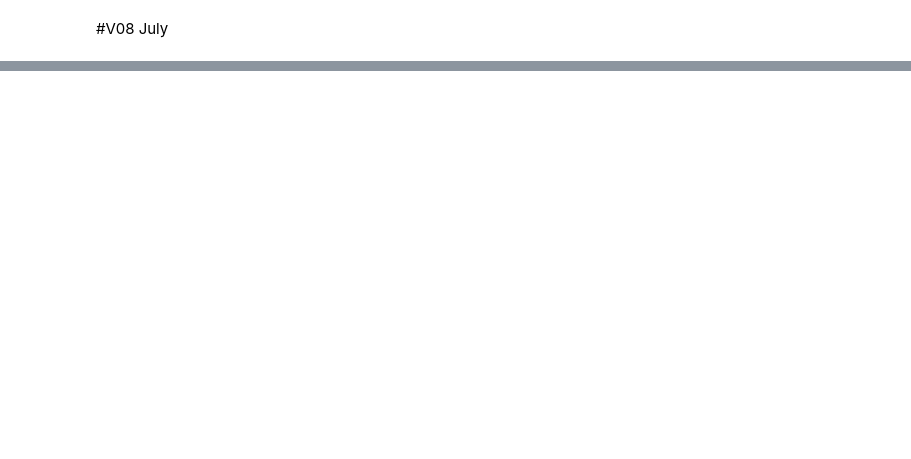
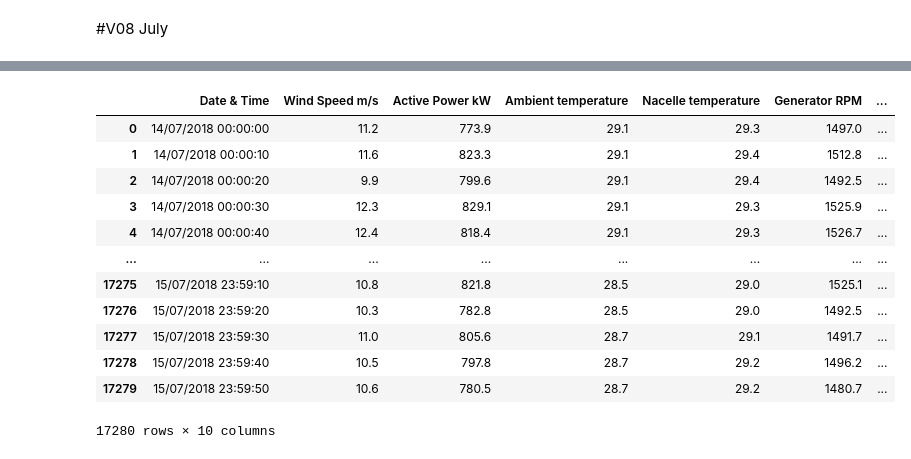
Before and after one commit to entc-17-fyp-20/CM_Data_Visualizing, a Jupyter notebook: Preprocessing.ipynb, the cells around one changed output, grey strips where cells are left out. Drawn from its saved outputs; the diff is of its cells as text; code cells hidden in the pictures; blank space fills up the shorter version.

```diff
--- a/Preprocessing.ipynb
+++ b/Preprocessing.ipynb
@@ -40,0 +273,3 @@ df4
+# %%
+df3 = pd.read_csv(url2)
+df3.info()
@@ -40,0 +294,23 @@ df4
+# %%
+df3["voltage"] = (df3["Volatge- Phase R"] + df3["Volatge- Phase B"]+ df3["Volatge- Phase Y"])/3
+df3["current"]  = (df3["Current - Phase R"] + df3["Current - Phase B"]+ df3["Current - Phase Y"] +df3["Average Phase current"])/4
+df3["Gearbox & Bearing temp"]  = (df3["Gearbox oil Temperature"]+ df3["Generator winding temperature R Phase"]+df3["Generator winding temperature Y Phase"]+df3["Generator winding temperature B Phase"]+ df3["Generator Bearing Temperature DE"]+ df3["Generator Bearing Temperature NDE"]+df3["Gearbox high speed bearing Temperature"])/6
+
+
+df3.drop(["Reactive Power kVar","Volatge- Phase R","Volatge- Phase Y","Volatge- Phase B","Current - Phase R","Current - Phase B","Current - Phase Y","Gearbox oil Temperature","Generator winding temperature R Phase","Generator winding temperature Y Phase","Generator winding temperature B Phase","Generator Bearing Temperature DE","Generator Bearing Temperature NDE","Average Phase current","Gearbox high speed bearing Temperature"], axis='columns', inplace=True)
+# %%
+df3
+# %% [output]
+|  | Date & Time | Wind Speed m/s | Active Power kW | Ambient temperature | Nacelle temperature | Generator RPM | ... |
+| 0 | 14/07/2018 00:00:00 | 11.2 | 773.9 | 29.1 | 29.3 | 1497.0 | ... |
+| 1 | 14/07/2018 00:00:10 | 11.6 | 823.3 | 29.1 | 29.4 | 1512.8 | ... |
+| 2 | 14/07/2018 00:00:20 | 9.9 | 799.6 | 29.1 | 29.4 | 1492.5 | ... |
+| 3 | 14/07/2018 00:00:30 | 12.3 | 829.1 | 29.1 | 29.3 | 1525.9 | ... |
+| 4 | 14/07/2018 00:00:40 | 12.4 | 818.4 | 29.1 | 29.3 | 1526.7 | ... |
+| ... | ... | ... | ... | ... | ... | ... | ... |
+| 17275 | 15/07/2018 23:59:10 | 10.8 | 821.8 | 28.5 | 29.0 | 1525.1 | ... |
+| 17276 | 15/07/2018 23:59:20 | 10.3 | 782.8 | 28.5 | 29.0 | 1492.5 | ... |
+| 17277 | 15/07/2018 23:59:30 | 11.0 | 805.6 | 28.7 | 29.1 | 1491.7 | ... |
+| 17278 | 15/07/2018 23:59:40 | 10.5 | 797.8 | 28.7 | 29.2 | 1496.2 | ... |
+| 17279 | 15/07/2018 23:59:50 | 10.6 | 780.5 | 28.7 | 29.2 | 1480.7 | ... |
+17280 rows × 10 columns
```
Also changed, not shown: parts of 23 cells of this notebook.
